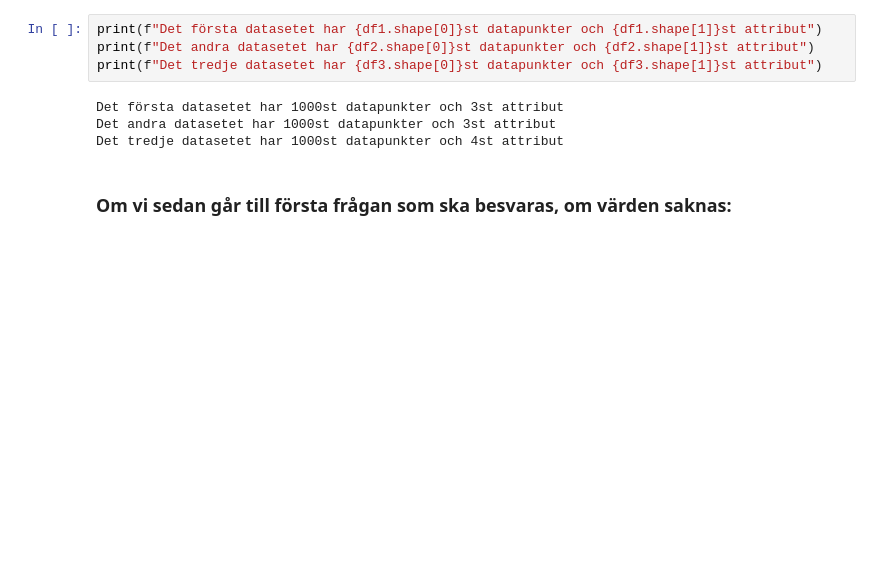
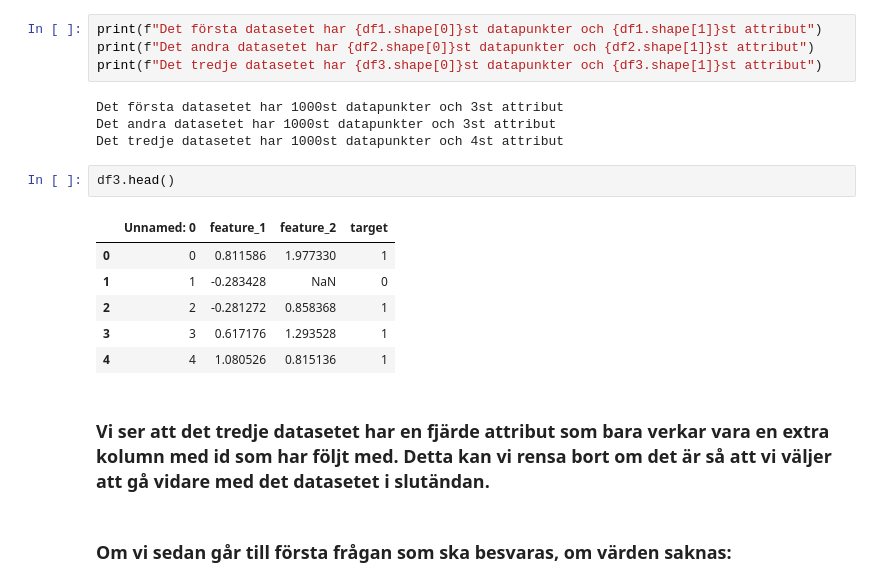
Before and after one commit to niclas-svanstrom/MachineLearning-SchoolProjects, a Jupyter notebook: niclas_svanström_svm.ipynb, the cells around one changed output. Cells and saved outputs as stored; diff of their text form; blank space fills up the shorter version.

```diff
--- a/niclas_svanström_svm.ipynb
+++ b/niclas_svanström_svm.ipynb
@@ -27,6 +27,17 @@ print(f"Det tredje datasetet har {df3.shape[0]}st datapunkter och {df3.shape[1]}
 Det första datasetet har 1000st datapunkter och 3st attribut
 Det andra datasetet har 1000st datapunkter och 3st attribut
 Det tredje datasetet har 1000st datapunkter och 4st attribut
+# %%
+df3.head()
+# %% [output]
+|  | Unnamed: 0 | feature_1 | feature_2 | target |
+| 0 | 0 | 0.811586 | 1.977330 | 1 |
+| 1 | 1 | -0.283428 | NaN | 0 |
+| 2 | 2 | -0.281272 | 0.858368 | 1 |
+| 3 | 3 | 0.617176 | 1.293528 | 1 |
+| 4 | 4 | 1.080526 | 0.815136 | 1 |
+# %% [markdown]
+### Vi ser att det tredje datasetet har en fjärde attribut som bara verkar vara en extra kolumn med id som har följt med. Detta kan vi rensa bort om det är så att vi väljer att gå vidare med det datasetet i slutändan.
 # %% [markdown]
 ### Om vi sedan går till första frågan som ska besvaras, om värden saknas:
 # %%
```
Also changed, not shown: parts of 15 cells of this notebook.
